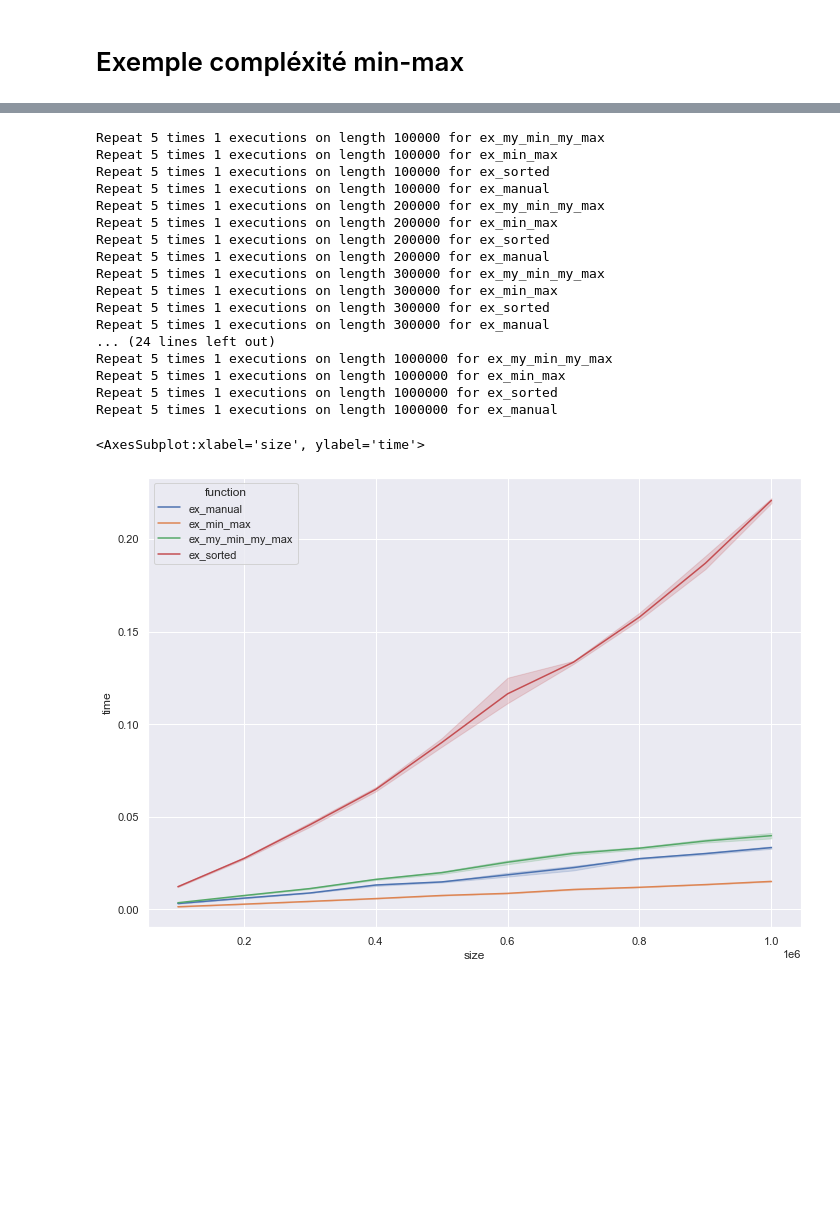
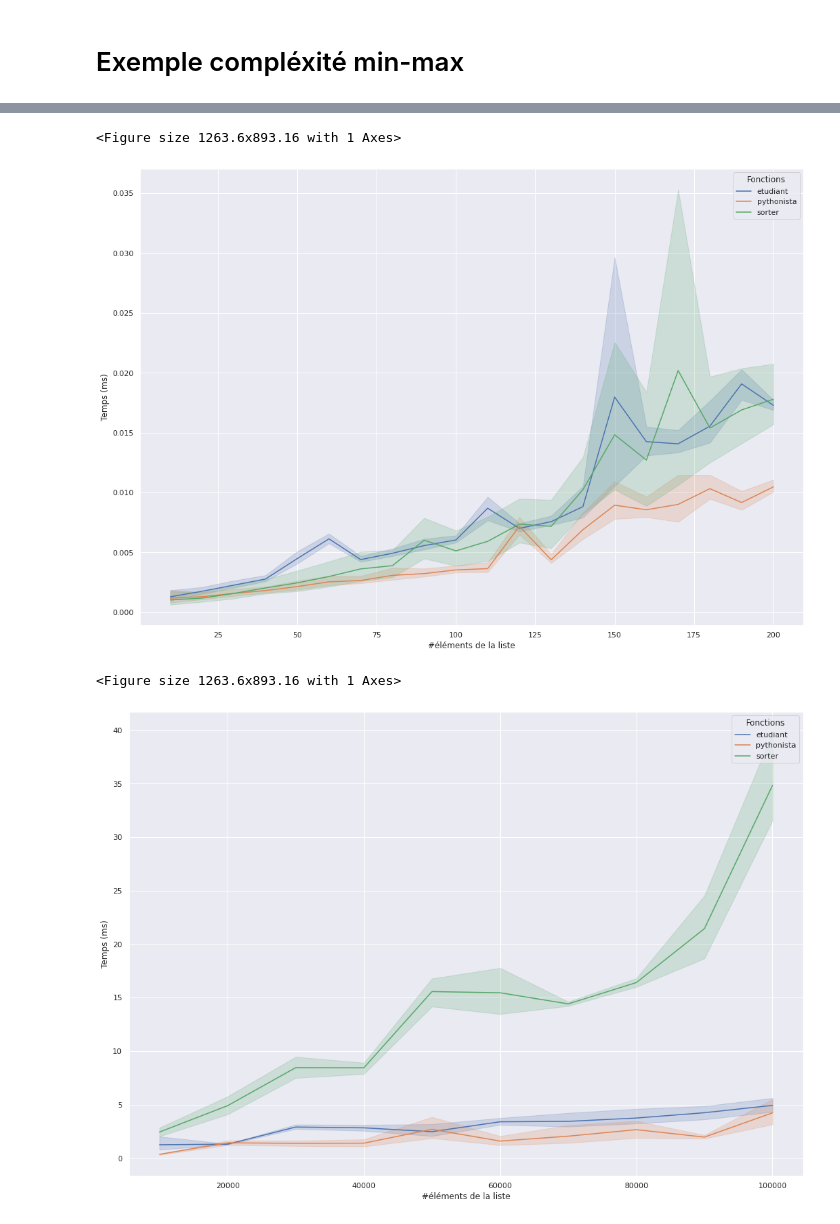
Before and after one commit to romulusFR/expose-science-informatique, a Jupyter notebook: code/minmax.ipynb, the cells around one changed output, grey strips where cells are left out. Drawn from its saved outputs; the diff is of its cells as text; code cells hidden in the pictures; blank space fills up the shorter version.

```diff
--- a/code/minmax.ipynb
+++ b/code/minmax.ipynb
@@ -49,24 +50,21 @@ def min_max_pythonista(arr):
 functs = (min_max_etudiant, min_max_sorter, min_max_pythonista)
 
 
-def do_exp_min_max(lengths):
+def do_exp_min_max(lengths, /, nb_repeats = NB_REPEAT, nb_execs=NB_EXECS):
     results = {}
     for length in lengths:
         result = {}
         for funct in functs:
             # print(f"Repeat {NB_REPEAT} times {NB_EXECS} executions on length {length} for {funct.__name__}")
             test_array = make_array(length, 2 * length)
-            times = repeat(lambda: funct(test_array), repeat=NB_REPEAT, number=NB_EXECS)
-            result[funct.__name__] = [time / NB_EXECS for time in times]
+            times = repeat(lambda: funct(test_array), repeat=nb_repeats, number=nb_execs)
+            result[funct.__name__] = [1000 * time / nb_execs for time in times]
         results[length] = result
     return [
         {"size": size, "function": f, "time": t} for size, res in results.items() for f, ts in res.items() for t in ts
     ]
 # %%
-results = do_exp_min_max(range(10, 501, 10))
-
-data = pd.DataFrame.from_records(
-    results,
+results_small = do_exp_min_max(range(10, 201, 10), nb_repeats=10)
+data_small = pd.DataFrame.from_records(
+    results_small,
 ).sort_values(["size", "function"])
-
-sns.lineplot(data=data, x="size", y="time", hue="function")
@@ -77,32 +71,36 @@ sns.lineplot(data=data, x="size", y="time", hue="function")
-# %%
-lengths = list(range(BASE ** (MAX_EXPONENT - 1), BASE ** (MAX_EXPONENT) + 1, BASE ** (MAX_EXPONENT - 1)))
-results = do_exp_min_max(lengths)
-
-data = pd.DataFrame.from_records(
-    results,
-).sort_values(["size", "function"])
-
-sns.lineplot(data=data, x="size", y="time", hue="function")
-# %% [output]
-Repeat 5 times 1 executions on length 100000 for ex_my_min_my_max
-Repeat 5 times 1 executions on length 100000 for ex_min_max
-Repeat 5 times 1 executions on length 100000 for ex_sorted
-Repeat 5 times 1 executions on length 100000 for ex_manual
-Repeat 5 times 1 executions on length 200000 for ex_my_min_my_max
-Repeat 5 times 1 executions on length 200000 for ex_min_max
-Repeat 5 times 1 executions on length 200000 for ex_sorted
-Repeat 5 times 1 executions on length 200000 for ex_manual
-Repeat 5 times 1 executions on length 300000 for ex_my_min_my_max
-Repeat 5 times 1 executions on length 300000 for ex_min_max
-Repeat 5 times 1 executions on length 300000 for ex_sorted
-Repeat 5 times 1 executions on length 300000 for ex_manual
-... (24 lines left out)
-Repeat 5 times 1 executions on length 1000000 for ex_my_min_my_max
-Repeat 5 times 1 executions on length 1000000 for ex_min_max
-Repeat 5 times 1 executions on length 1000000 for ex_sorted
-Repeat 5 times 1 executions on length 1000000 for ex_manual
-<AxesSubplot:xlabel='size', ylabel='time'>
-[figure, removed]
+# %%
+def show(df, filename=None):
+    ax = sns.lineplot(data=df, x="size", y="time", hue="function")
+    handles, labels = ax.get_legend_handles_labels()
+    ax.legend(
+        handles=handles,
+        labels=[l.replace("min_max_", "") for l in labels],
+        title="Fonctions",
+    )
+    # plt.title("$y = f(x)$ pour deux fonctions")
+    plt.ylabel("Temps (ms)")
+    plt.xlabel("#éléments de la liste")
+    if filename:
+        plt.savefig(filename)
+    plt.show()
+
+
+show(data_small, "min_max_small.png")
+# %% [output]
+<Figure size 1263.6x893.16 with 1 Axes>
+[figure, added]
+# %%
+lengths = list(range(10_000, 100_001, 10_000))
+results_large = do_exp_min_max(lengths)
+
+data_large = pd.DataFrame.from_records(
+    results_large,
+).sort_values(["size", "function"])
+
+show(data_large, "min_max_large.png")
+# %% [output]
+<Figure size 1263.6x893.16 with 1 Axes>
+[figure, added]
 # %%
 xs = lengths
 
```
Also changed, not shown: parts of 3 cells of this notebook, 6 other files.
